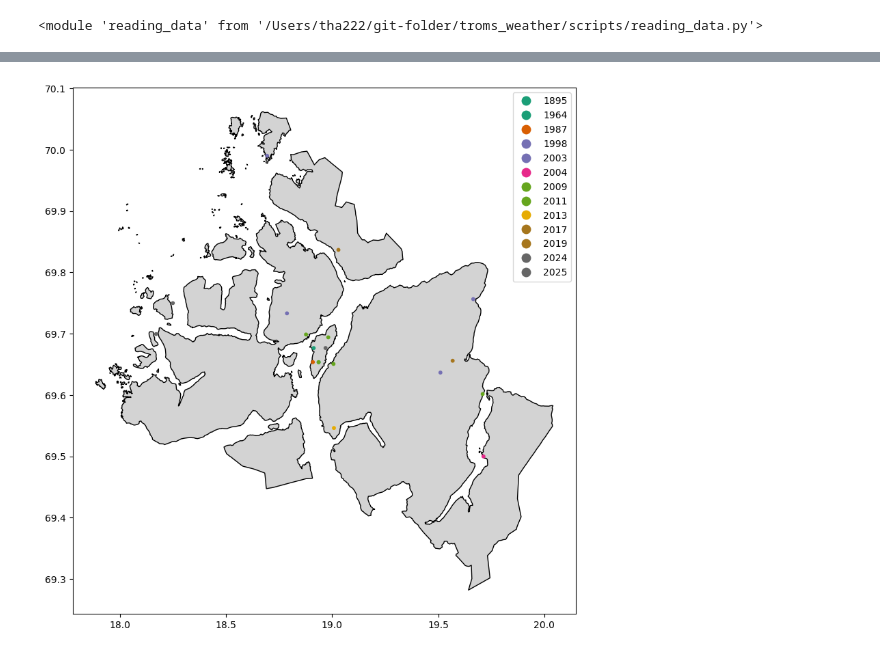
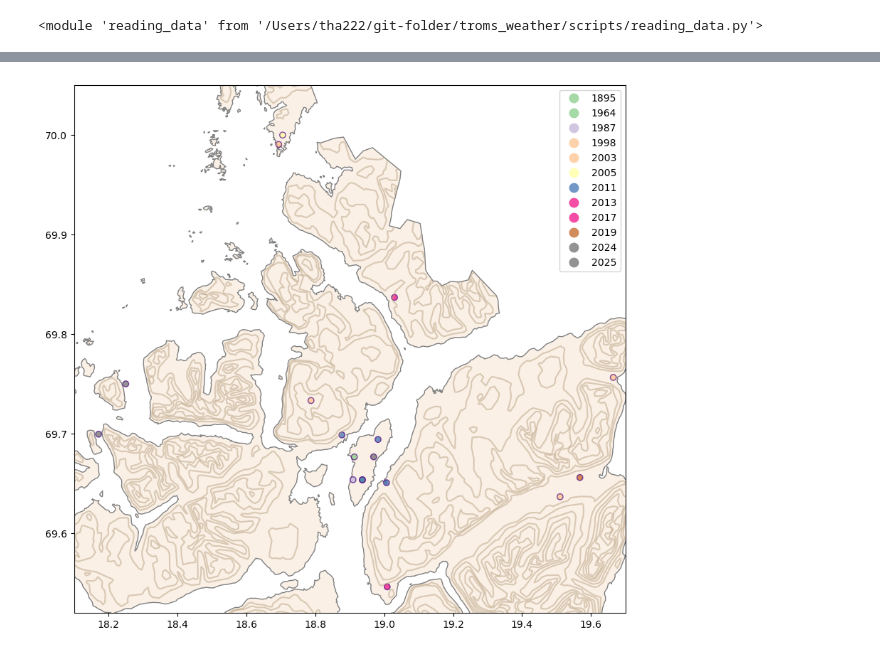
Before and after one commit to trhaugen/troms_weather, a Jupyter notebook: scripts/main_project.ipynb, the cells around one changed output, grey strips where cells are left out. Drawn from its saved outputs; the diff is of its cells as text; code cells hidden in the pictures.

Commit message:
Finished station map and started temp analysis

```diff
--- a/scripts/main_project.ipynb
+++ b/scripts/main_project.ipynb
@@ -30,8 +30,10 @@ Where are they and at what time did they collect data?
 # %%
-station_id = pd.read_csv('../data/station_names.csv', sep=';')
+station_id = pd.DataFrame(rd.FindingStations(client_id, client_secret
+                                             ).get_sensors(69.95, 18.95, 30, "TROMSØ"),
+                                             columns=['station_id', 'name'])
+
 start_date, coor, names = [], [], []
-station_id.drop(columns='location', inplace=True)
-for station in station_id['stationId']:
+for station in station_id['station_id']:
     location = rd.ReadingData(station, client_id, client_secret)
     start, end, coordinates, name = location.get_station_info()
     start_date.append(start)
@@ -45,5 +47,8 @@ station_id['lat'] = [cor[1] for cor in coor]
 station_id['name'] = names
 station_id.sort_values(by='date', inplace=True)
 # %%
-station_coordinates = gpd.GeoDataFrame(station_id, geometry=gpd.points_from_xy(station_id.lon, station_id.lat))
+station_coordinates = gpd.GeoDataFrame(station_id,
+                                       geometry=gpd.points_from_xy(
+                                           station_id.lon, station_id.lat))
 station_coordinates.crs = 'EPSG:4326'
+test = station_coordinates.head(20)
@@ -70,9 +76,17 @@ station_coordinates
 # %%
-gdf = gpd.read_file('../test_files/Kommuner-L.geojson')
+gdf = gpd.read_file('../data/Kommuner-L.geojson')
+hoyde = gpd.read_file('../data/Basisdata_55_Troms_25833_N1000Hoyde_GML.gml',
+                      layer='Høydekurve')
+hoyde = hoyde.to_crs(gdf.crs)
 tromso = gdf[gdf['name'] == 'Tromsø']
+clipped_hoyde = gpd.clip(hoyde, tromso)
 fig, ax = plt.subplots(figsize=(10, 10))
-tromso.plot(ax=ax, color="lightgrey", edgecolor="black")
-station_coordinates.plot(ax=ax, column='year', cmap='Dark2', markersize=10, legend=True)
+tromso.plot(ax=ax, color="linen", edgecolor="grey")
+clipped_hoyde.plot(ax=ax, color="xkcd:taupe", markersize=0.1, alpha=0.5)
+test.plot(ax=ax, column='year', cmap='Accent', marker='o', legend=True,
+          alpha=0.7, edgecolor='indigo')
+ax.set_xlim(18.1,19.7)
+ax.set_ylim(69.52,70.05)
 plt.show()
 # %% [output]
-[figure, old version]
+[figure, new version]
```
Also changed, not shown: parts of 12 cells of this notebook, 5 other files.
